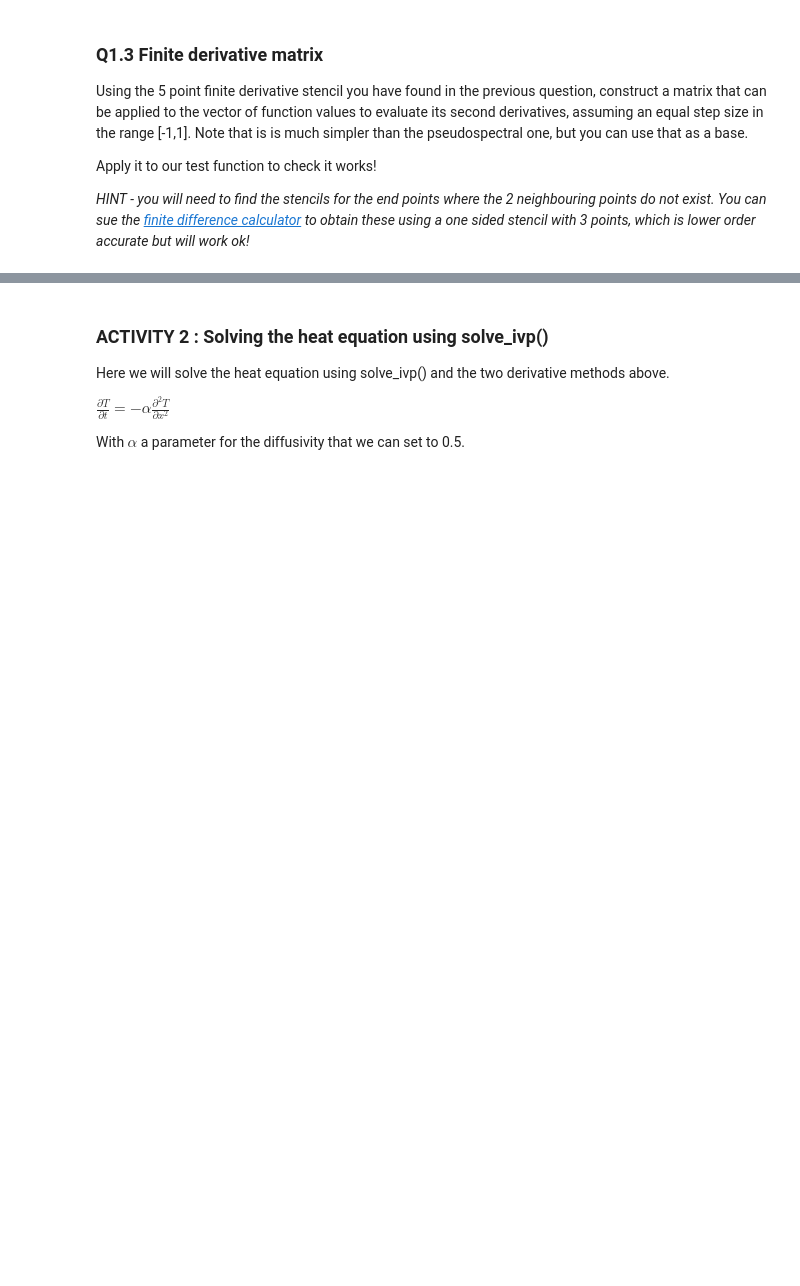
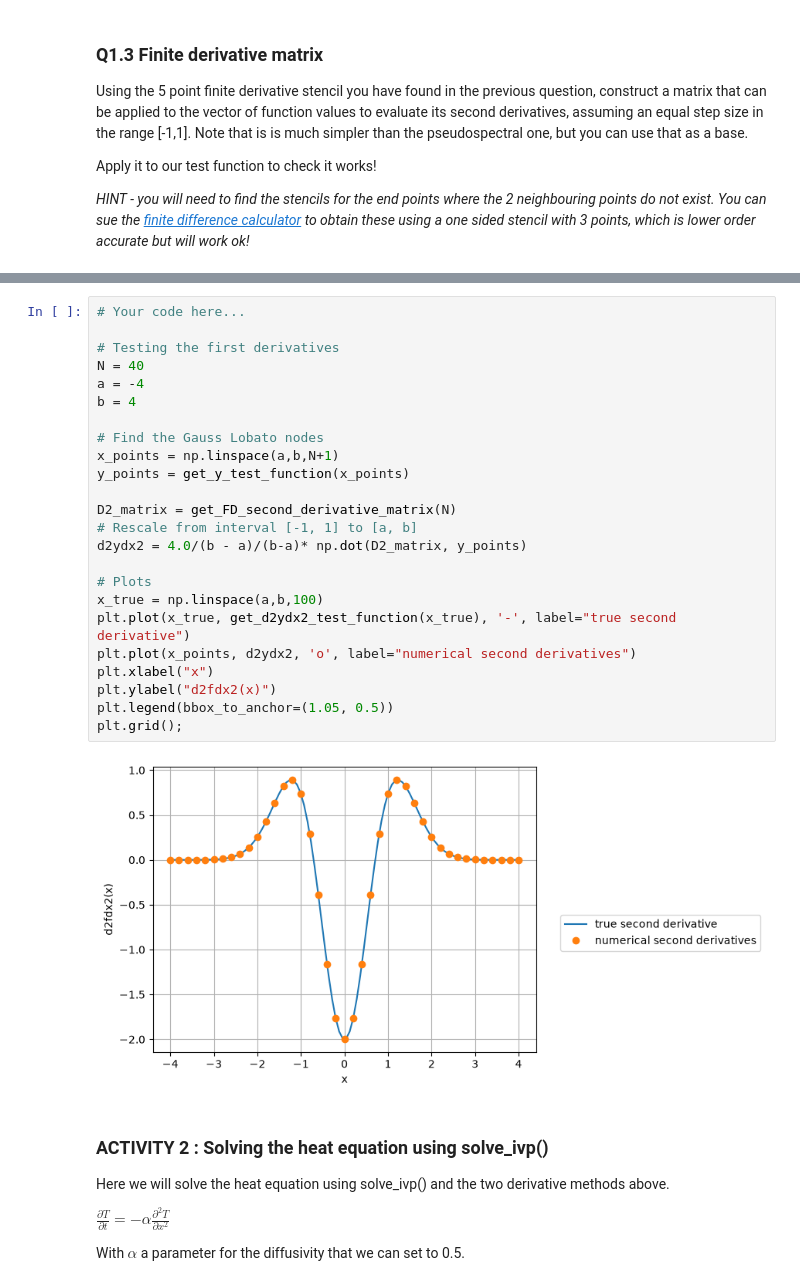
Before and after one commit to Hyphern/TopicsInSciComp, a Jupyter notebook: Notebooks/Week10_LabExercises.ipynb, the cells around one changed output, grey strips where cells are left out. Cells and saved outputs as stored; diff of their text form; blank space fills up the shorter version.

```diff
--- a/Notebooks/Week10_LabExercises.ipynb
+++ b/Notebooks/Week10_LabExercises.ipynb
@@ -200,4 +317,30 @@ def get_FD_second_derivative_matrix(N) :
     return D2_matrix
+# %%
+# Your code here...
+
+# Testing the first derivatives
+N = 40
+a = -4
+b = 4
+
+# Find the Gauss Lobato nodes
+x_points = np.linspace(a,b,N+1)
+y_points = get_y_test_function(x_points)
+
+D2_matrix = get_FD_second_derivative_matrix(N)
+# Rescale from interval [-1, 1] to [a, b]
+d2ydx2 = 4.0/(b - a)/(b-a)* np.dot(D2_matrix, y_points)
+
+# Plots
+x_true = np.linspace(a,b,100)
+plt.plot(x_true, get_d2ydx2_test_function(x_true), '-', label="true second derivative")
+plt.plot(x_points, d2ydx2, 'o', label="numerical second derivatives")
+plt.xlabel("x")
+plt.ylabel("d2fdx2(x)")
+plt.legend(bbox_to_anchor=(1.05, 0.5))
+plt.grid();
+# %% [output]
+[figure, added]
 # %% [markdown]
 ### ACTIVITY 2 : Solving the heat equation using solve_ivp()
 
```
Also changed, not shown: parts of 8 cells of this notebook, 5 other files.
